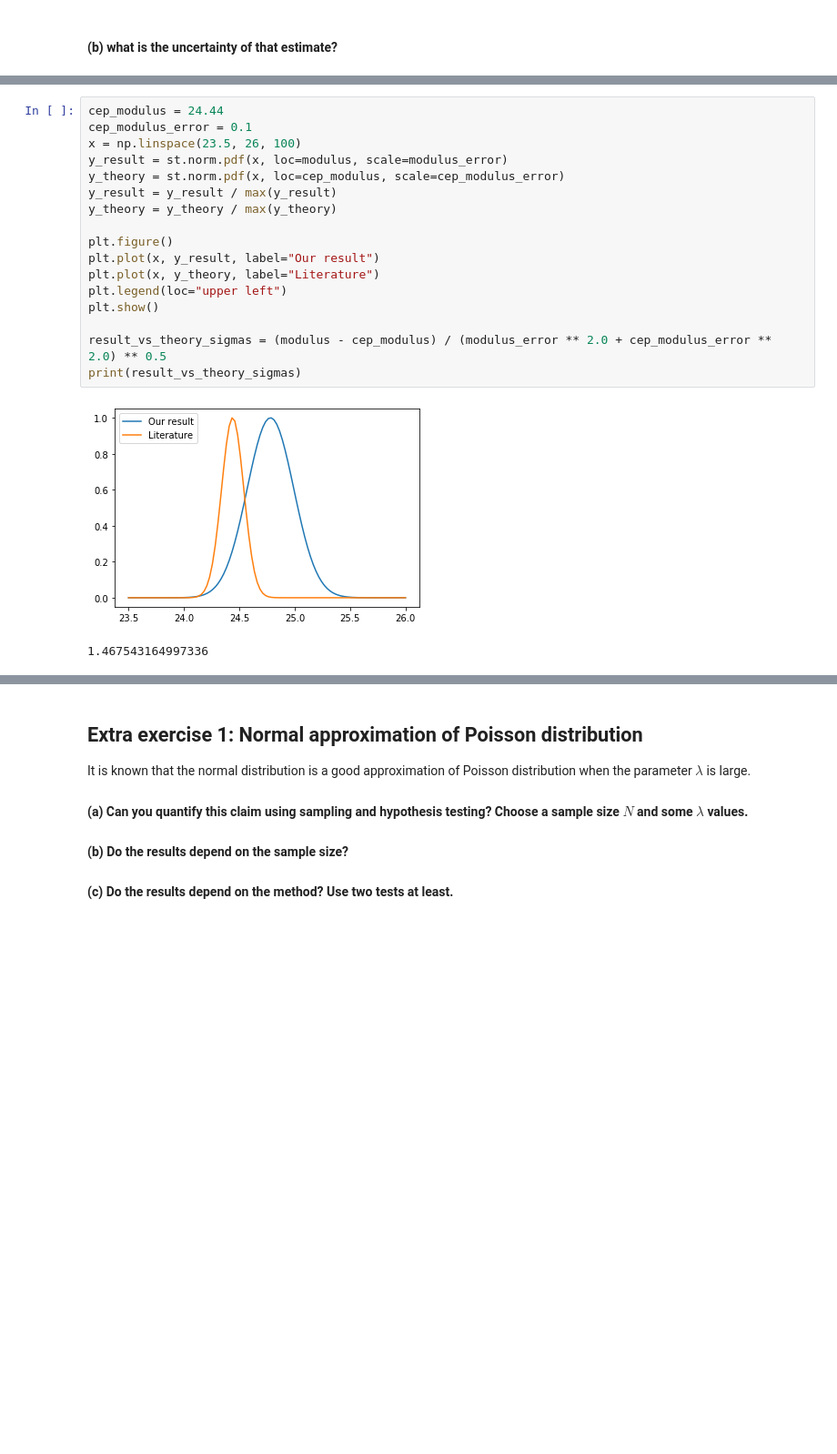
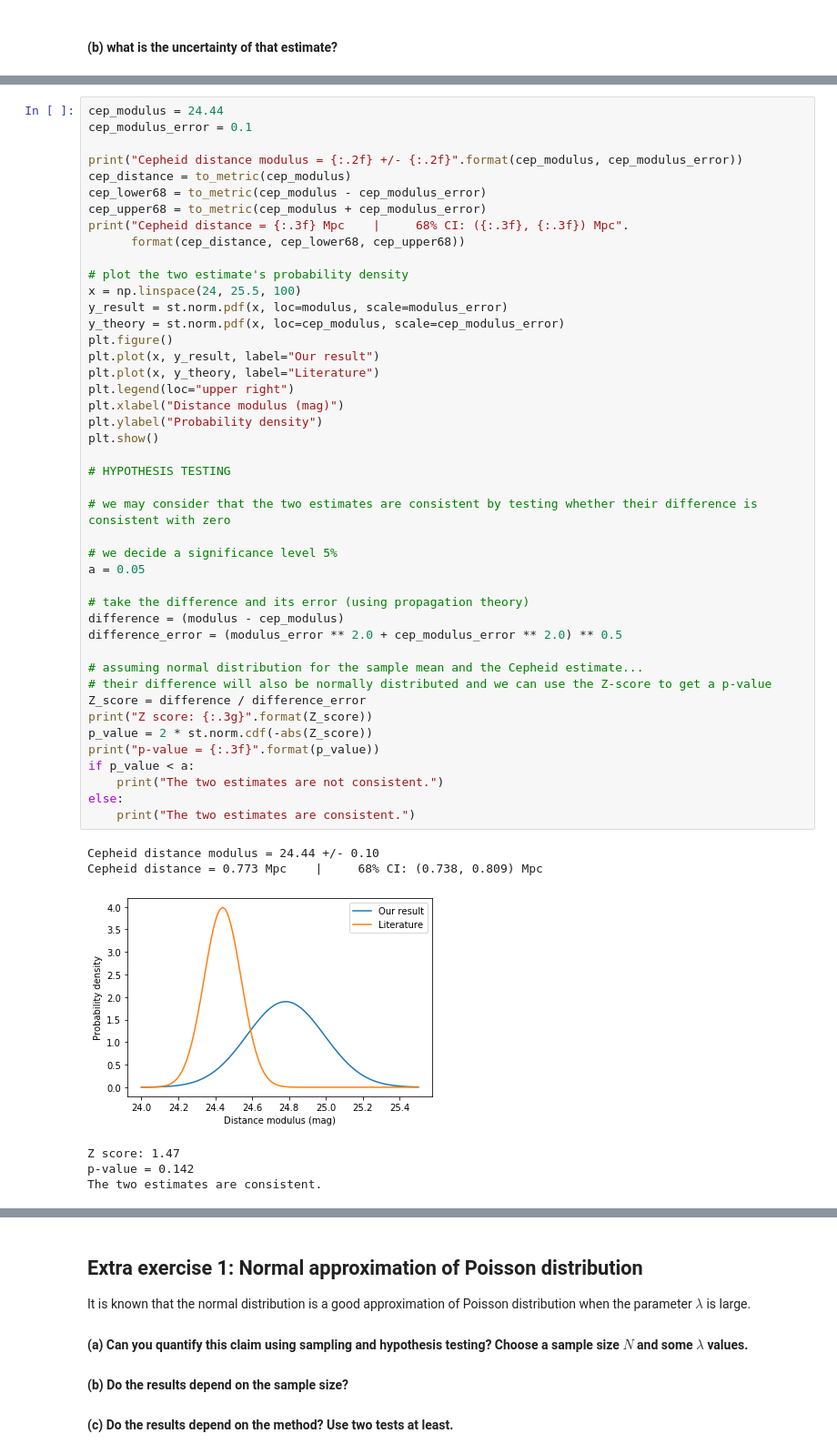
Before and after one commit to astrostatistics-in-crete/2019_summer_school, a Jupyter notebook: Hypothesis/hypothesis_W.ipynb, the cells around one changed output, grey strips where cells are left out. Shown: that part at 91% size. Drawn from its saved outputs; the diff is of its cells as text; blank space fills up the shorter version.

```diff
--- a/Hypothesis/hypothesis_W.ipynb
+++ b/Hypothesis/hypothesis_W.ipynb
@@ -143,21 +162,52 @@ Distance 68% CI = (0.821, 0.996) Mpc
-# %%
-cep_modulus = 24.44
-cep_modulus_error = 0.1
-x = np.linspace(23.5, 26, 100)
-y_result = st.norm.pdf(x, loc=modulus, scale=modulus_error)
-y_theory = st.norm.pdf(x, loc=cep_modulus, scale=cep_modulus_error)
-y_result = y_result / max(y_result)
-y_theory = y_theory / max(y_theory)
-
-plt.figure()
-plt.plot(x, y_result, label="Our result")
-plt.plot(x, y_theory, label="Literature")
-plt.legend(loc="upper left")
-plt.show()
-
-result_vs_theory_sigmas = (modulus - cep_modulus) / (modulus_error ** 2.0 + cep_modulus_error ** 2.0) ** 0.5
-print(result_vs_theory_sigmas)
-# %% [output]
-[figure, removed]
-1.467543164997336
+# %%
+cep_modulus = 24.44
+cep_modulus_error = 0.1
+
+print("Cepheid distance modulus = {:.2f} +/- {:.2f}".format(cep_modulus, cep_modulus_error))
+cep_distance = to_metric(cep_modulus)
+cep_lower68 = to_metric(cep_modulus - cep_modulus_error)
+cep_upper68 = to_metric(cep_modulus + cep_modulus_error)
+print("Cepheid distance = {:.3f} Mpc    |     68% CI: ({:.3f}, {:.3f}) Mpc".
+      format(cep_distance, cep_lower68, cep_upper68))
+
+# plot the two estimate's probability density
+x = np.linspace(24, 25.5, 100)
+y_result = st.norm.pdf(x, loc=modulus, scale=modulus_error)
+y_theory = st.norm.pdf(x, loc=cep_modulus, scale=cep_modulus_error)
+plt.figure()
+plt.plot(x, y_result, label="Our result")
+plt.plot(x, y_theory, label="Literature")
+plt.legend(loc="upper right")
+plt.xlabel("Distance modulus (mag)")
+plt.ylabel("Probability density")
+plt.show()
+
+# HYPOTHESIS TESTING
+
+# we may consider that the two estimates are consistent by testing whether their difference is consistent with zero
+
+# we decide a significance level 5%
+a = 0.05
+
+# take the difference and its error (using propagation theory)
+difference = (modulus - cep_modulus)
+difference_error = (modulus_error ** 2.0 + cep_modulus_error ** 2.0) ** 0.5
+
+# assuming normal distribution for the sample mean and the Cepheid estimate...
+# their difference will also be normally distributed and we can use the Z-score to get a p-value
+Z_score = difference / difference_error
+print("Z score: {:.3g}".format(Z_score))
+p_value = 2 * st.norm.cdf(-abs(Z_score))
+print("p-value = {:.3f}".format(p_value))
+if p_value < a:
+    print("The two estimates are not consistent.")
+else:
+    print("The two estimates are consistent.")
+# %% [output]
+Cepheid distance modulus = 24.44 +/- 0.10
+Cepheid distance = 0.773 Mpc    |     68% CI: (0.738, 0.809) Mpc
+[figure, added]
+Z score: 1.47
+p-value = 0.142
+The two estimates are consistent.
 # %% [markdown]
```
Also changed, not shown: parts of 19 cells of this notebook, 1 other file.
